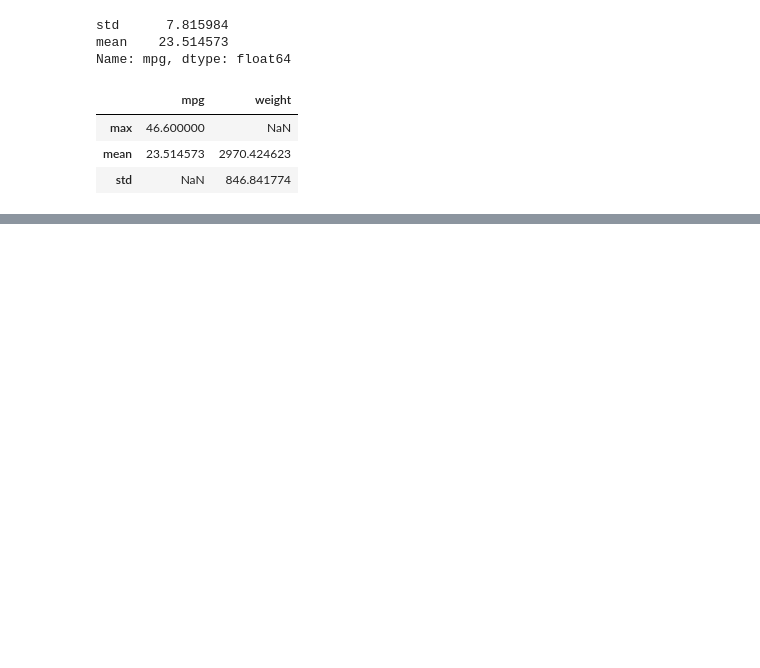
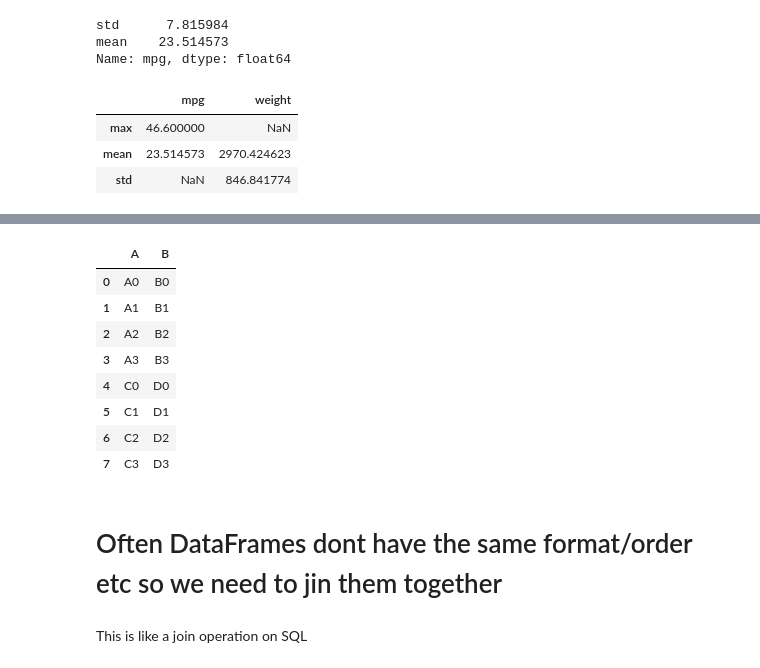
Before and after one commit to RagnarOkayy/DataAnalysisPython, a Jupyter notebook: PandasGroupBy.ipynb, the cells around one changed output, grey strips where cells are left out. Drawn from its saved outputs; the diff is of its cells as text; code cells hidden in the pictures; blank space fills up the shorter version.

```diff
--- a/PandasGroupBy.ipynb
+++ b/PandasGroupBy.ipynb
@@ -403,0 +486,18 @@ df.agg({ # each function will apply for a specific column
+# %%
+# still the index is repeating
+holder.index = range(len(holder))
+holder # now the value of the index is updated
+# %% [output]
+|  | A | B |
+| 0 | A0 | B0 |
+| 1 | A1 | B1 |
+| 2 | A2 | B2 |
+| 3 | A3 | B3 |
+| 4 | C0 | D0 |
+| 5 | C1 | D1 |
+| 6 | C2 | D2 |
+| 7 | C3 | D3 |
+# %% [markdown]
+# Often DataFrames dont have the same format/order etc so we need to jin them together
+# %% [markdown]
+This is like a join operation on SQL
```
Also changed, not shown: parts of 24 cells of this notebook.
